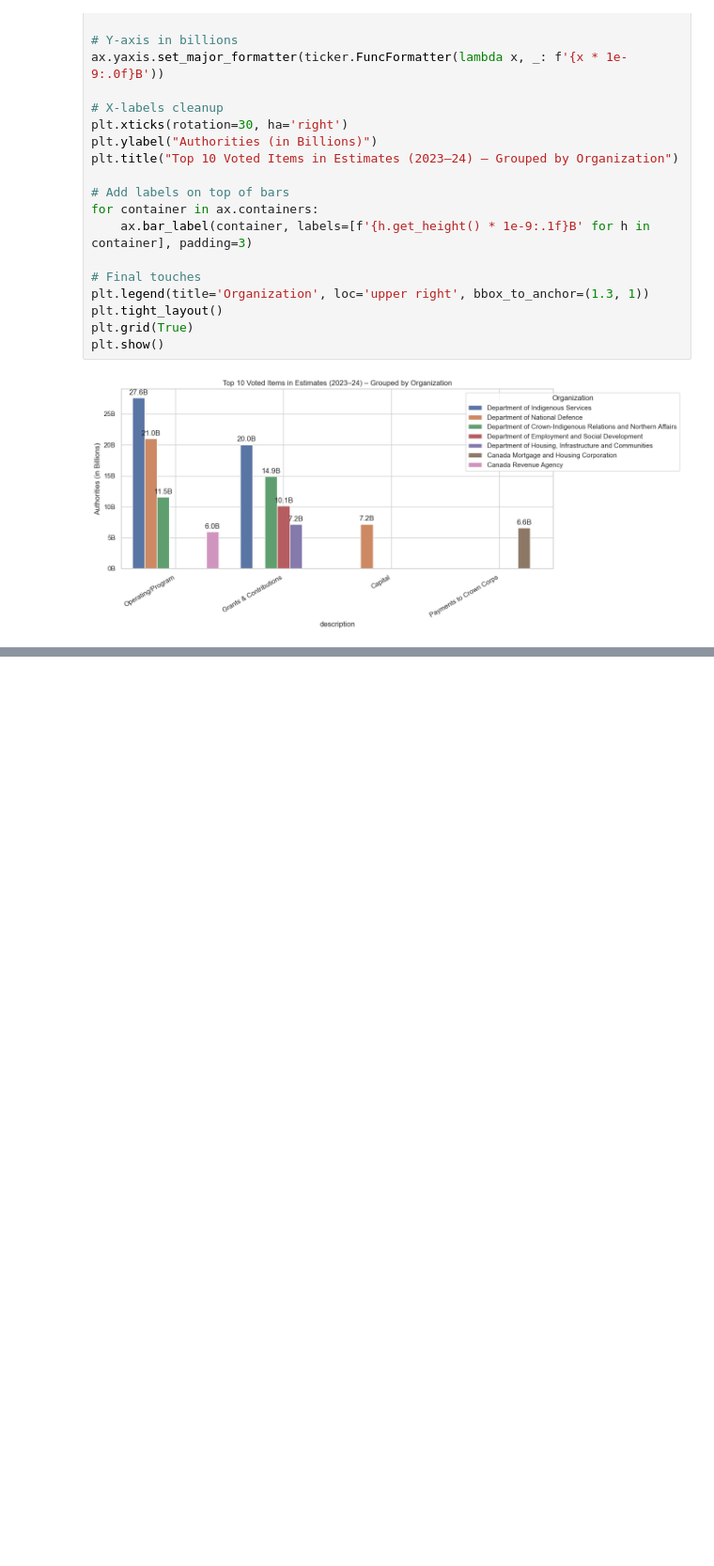
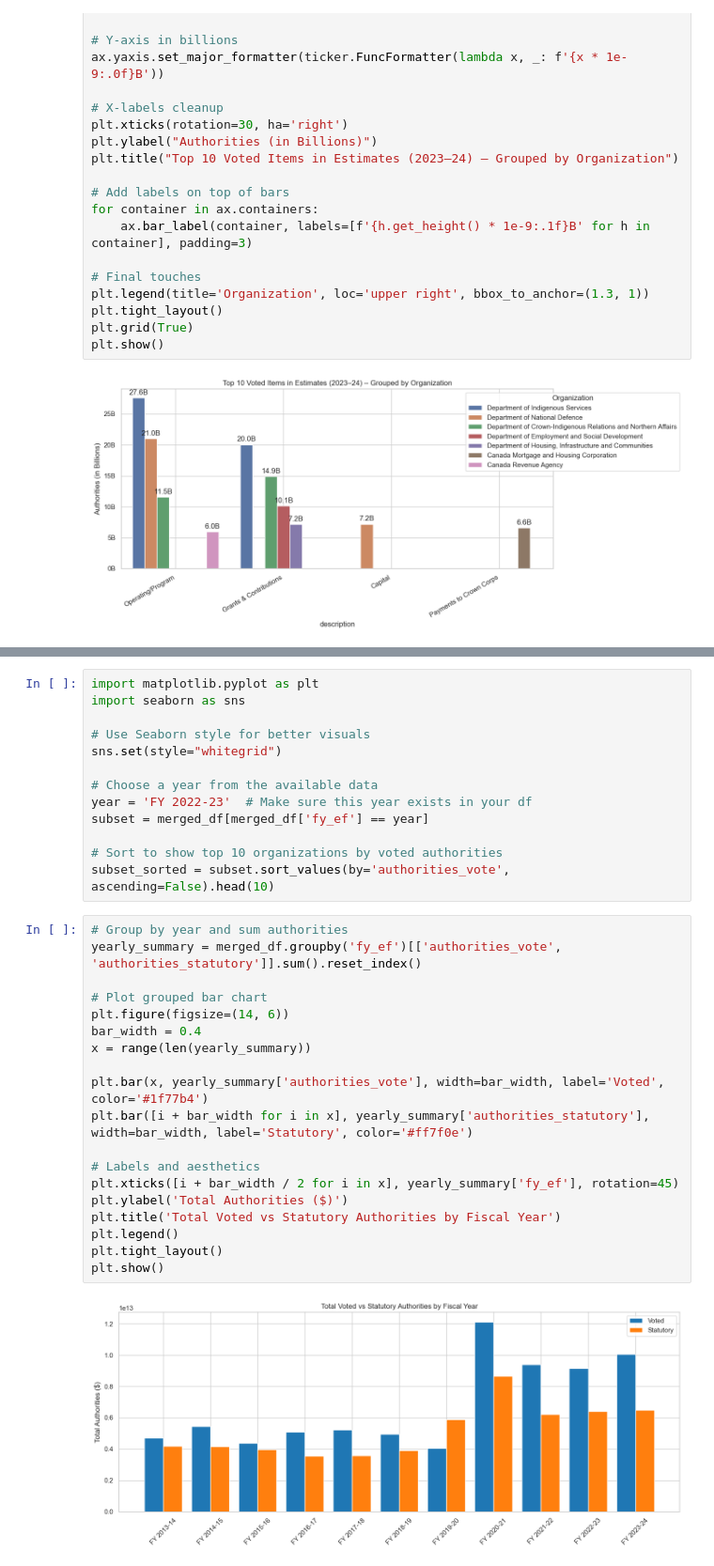
Before and after one commit to pkumarcode/Finalproject, a Jupyter notebook: Final_project_main.ipynb, the cells around one changed output, grey strips where cells are left out. Shown at 94% size. Saved outputs shown, nothing was run; the diff lists cells and outputs as text; blank space fills up the shorter version.

```diff
--- a/Final_project_main.ipynb
+++ b/Final_project_main.ipynb
@@ -841,0 +1008,34 @@ This grouped bar chart presents the top voted expenditure items for the fiscal y
+# %%
+import matplotlib.pyplot as plt
+import seaborn as sns
+
+# Use Seaborn style for better visuals
+sns.set(style="whitegrid")
+
+# Choose a year from the available data
+year = 'FY 2022-23'  # Make sure this year exists in your df
+subset = merged_df[merged_df['fy_ef'] == year]
+
+# Sort to show top 10 organizations by voted authorities
+subset_sorted = subset.sort_values(by='authorities_vote', ascending=False).head(10)
+# %%
+# Group by year and sum authorities
+yearly_summary = merged_df.groupby('fy_ef')[['authorities_vote', 'authorities_statutory']].sum().reset_index()
+
+# Plot grouped bar chart
+plt.figure(figsize=(14, 6))
+bar_width = 0.4
+x = range(len(yearly_summary))
+
+plt.bar(x, yearly_summary['authorities_vote'], width=bar_width, label='Voted', color='#1f77b4')
+plt.bar([i + bar_width for i in x], yearly_summary['authorities_statutory'], width=bar_width, label='Statutory', color='#ff7f0e')
+
+# Labels and aesthetics
+plt.xticks([i + bar_width / 2 for i in x], yearly_summary['fy_ef'], rotation=45)
+plt.ylabel('Total Authorities ($)')
+plt.title('Total Voted vs Statutory Authorities by Fiscal Year')
+plt.legend()
+plt.tight_layout()
+plt.show()
+# %% [output]
+[figure, added]
```
Also changed, not shown: parts of 13 cells of this notebook.
